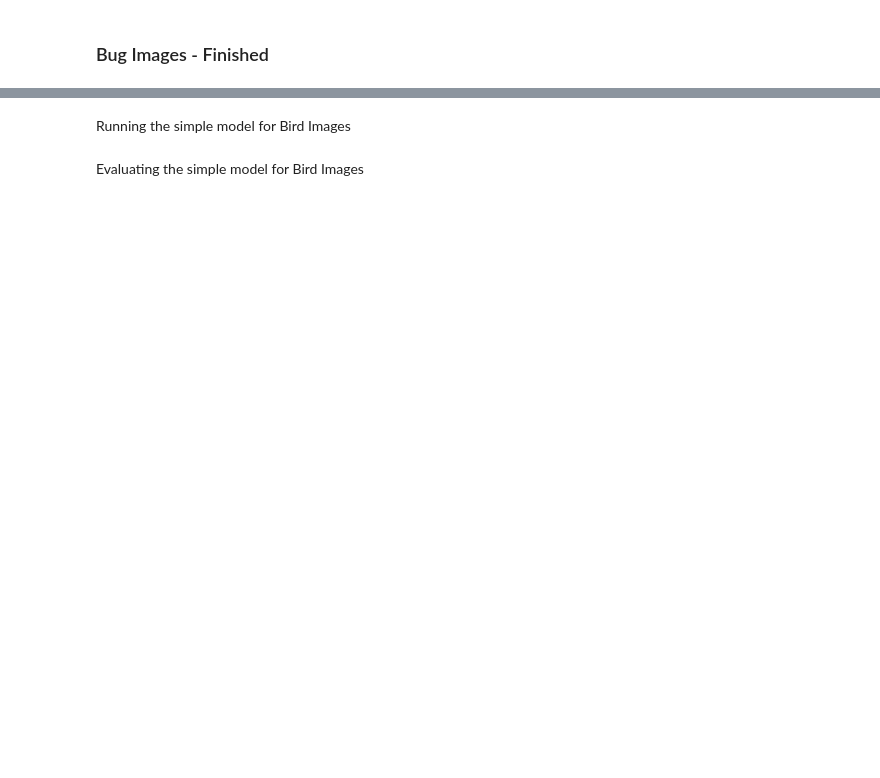
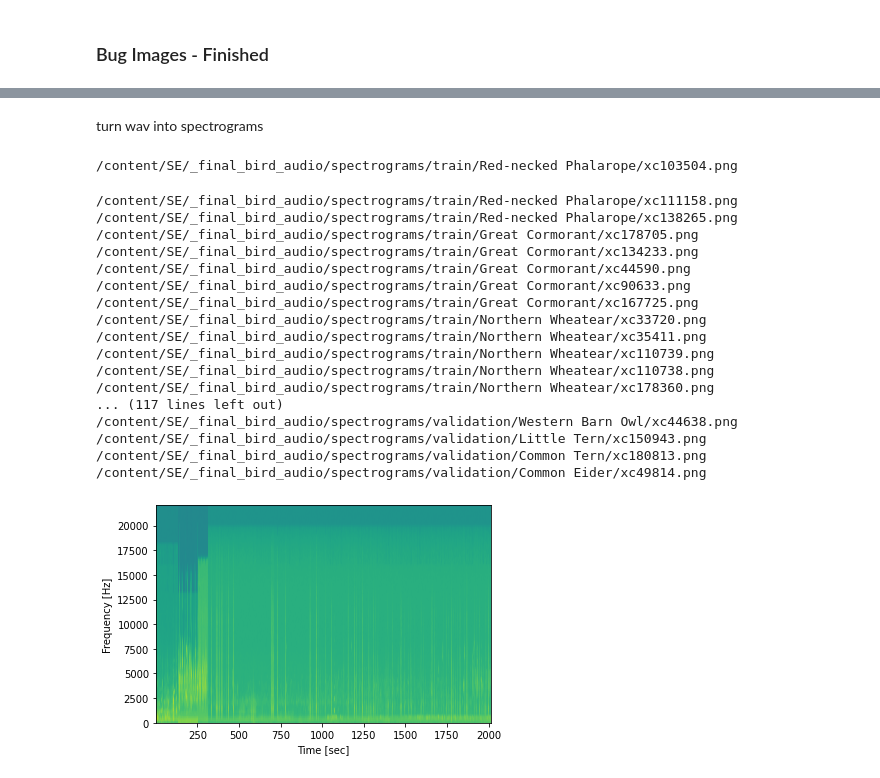
Before and after one commit to xorgoat/Chitter_ML, a Jupyter notebook: SE42.ipynb, the cells around one changed output, grey strips where cells are left out. Drawn from its saved outputs; the diff is of its cells as text; code cells hidden in the pictures; blank space fills up the shorter version.

```diff
--- a/SE42.ipynb
+++ b/SE42.ipynb
@@ -806,2 +770,0 @@ print("Best parameters: {}".format(grid_search_knn.best_params_))
-# %% [markdown]
-Running the simple model for Bird Images
@@ -811,2 +770,0 @@ y_pred_knn = knn.predict(X_test_pca)
-# %% [markdown]
-Evaluating the simple model for Bird Images
@@ -817,0 +771,54 @@ print("Weighted f1-score:", f1_score(y_test, y_pred_knn, average='weighted'))
+# %% [markdown]
+
+turn wav into spectrograms
+# %%
+import numpy as np
+import soundfile as sf
+import scipy.signal as signal
+import matplotlib.pyplot as plt
+
+'''
+bird_folders = ["/content/SE/_final_bird_audio/test", "/content/SE/_final_bird_audio/train", "/content/SE/_final_bird_audio/validation"]
+new_bird_folders = ["/content/SE/_final_bird_audio/spectrograms/test", "/content/SE/_final_bird_audio/spectrograms/train", "/content/SE/_final_bird_audio/spectrograms/validation"]
+
+
+for old_folder, new_folder in zip(bird_folders, new_bird_folders):
+  for species in os.listdir(old_folder):
+    old_path1 = os.path.join(old_folder, species)
+    new_path1 = os.path.join(new_folder, species)
+    if os.path.isdir(new_path1) == False:
+      os.makedirs(new_path1)
+    for bird in os.listdir(old_path1):
+      old_path2 = os.path.join(old_path1, bird)
+      new_file_name = str(bird)[:-5] + ".png"
+      new_path2 = os.path.join(new_path1, new_file_name)
+
+      if os.path.isfile(new_path2) == False:
+        data, samplerate = sf.read(old_path2)
+        Pxx, freqs, bins, im = plt.specgram(data, Fs=samplerate)
+        plt.ylabel('Frequency [Hz]')
+        plt.xlabel('Time [sec]')
+
+        print(new_path2)
+        plt.savefig(new_path2)
+'''
+# %% [output]
+/content/SE/_final_bird_audio/spectrograms/train/Red-necked Phalarope/xc103504.png
+/content/SE/_final_bird_audio/spectrograms/train/Red-necked Phalarope/xc111158.png
+/content/SE/_final_bird_audio/spectrograms/train/Red-necked Phalarope/xc138265.png
+/content/SE/_final_bird_audio/spectrograms/train/Great Cormorant/xc178705.png
+/content/SE/_final_bird_audio/spectrograms/train/Great Cormorant/xc134233.png
+/content/SE/_final_bird_audio/spectrograms/train/Great Cormorant/xc44590.png
+/content/SE/_final_bird_audio/spectrograms/train/Great Cormorant/xc90633.png
+/content/SE/_final_bird_audio/spectrograms/train/Great Cormorant/xc167725.png
+/content/SE/_final_bird_audio/spectrograms/train/Northern Wheatear/xc33720.png
+/content/SE/_final_bird_audio/spectrograms/train/Northern Wheatear/xc35411.png
+/content/SE/_final_bird_audio/spectrograms/train/Northern Wheatear/xc110739.png
+/content/SE/_final_bird_audio/spectrograms/train/Northern Wheatear/xc110738.png
+/content/SE/_final_bird_audio/spectrograms/train/Northern Wheatear/xc178360.png
+... (117 lines left out)
+/content/SE/_final_bird_audio/spectrograms/validation/Western Barn Owl/xc44638.png
+/content/SE/_final_bird_audio/spectrograms/validation/Little Tern/xc150943.png
+/content/SE/_final_bird_audio/spectrograms/validation/Common Tern/xc180813.png
+/content/SE/_final_bird_audio/spectrograms/validation/Common Eider/xc49814.png
+[figure, added]
```
Also changed, not shown: parts of 40 cells of this notebook.
